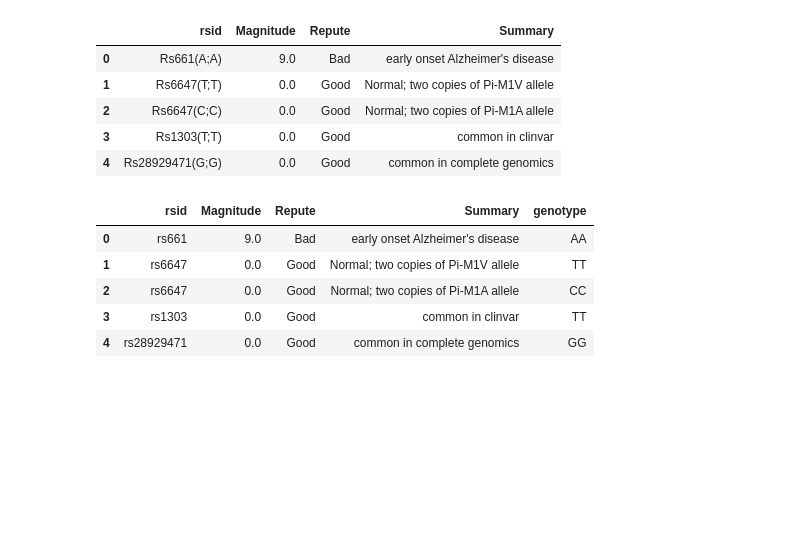
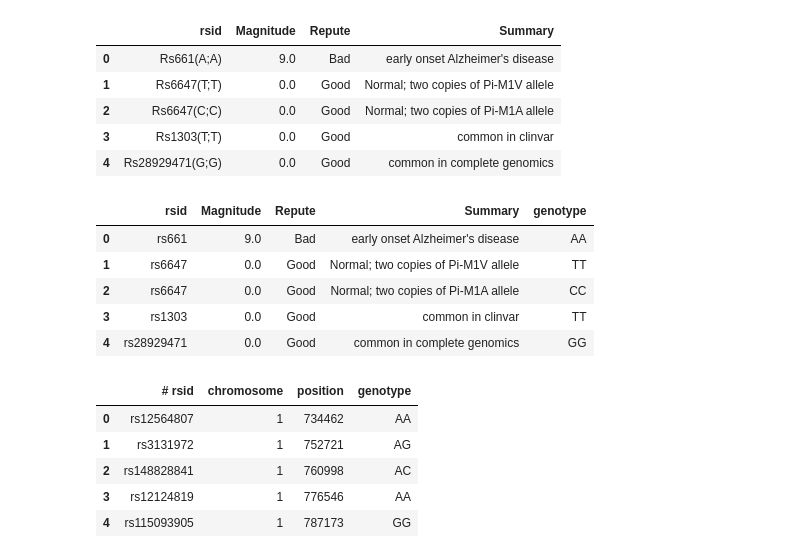
Before and after one commit to nnttluna/genome-decode, a Jupyter notebook: genome_on_ref.ipynb, the cells around one changed output. Cells and saved outputs as stored; diff of their text form; code cells hidden in the pictures; blank space fills up the shorter version.

```diff
--- a/genome_on_ref.ipynb
+++ b/genome_on_ref.ipynb
@@ -142,3 +142,12 @@ reference_df.head()
 | 2 | rs6647 | 0.0 | Good | Normal; two copies of Pi-M1A allele | CC |
 | 3 | rs1303 | 0.0 | Good | common in clinvar | TT |
 | 4 | rs28929471 | 0.0 | Good | common in complete genomics | GG |
+# %%
+genome.head()
+# %% [output]
+|  | # rsid | chromosome | position | genotype |
+| 0 | rs12564807 | 1 | 734462 | AA |
+| 1 | rs3131972 | 1 | 752721 | AG |
+| 2 | rs148828841 | 1 | 760998 | AC |
+| 3 | rs12124819 | 1 | 776546 | AA |
+| 4 | rs115093905 | 1 | 787173 | GG |
```
Also changed, not shown: parts of 4 cells of this notebook.
